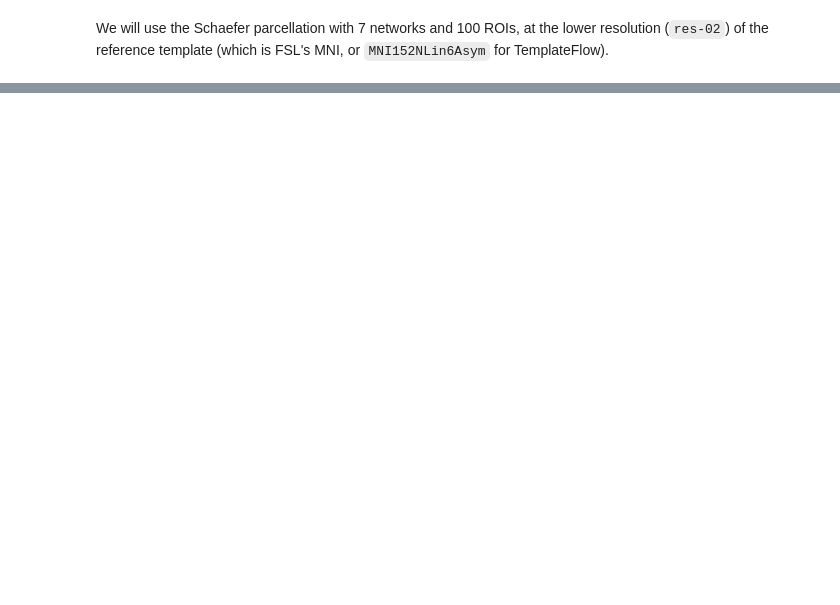
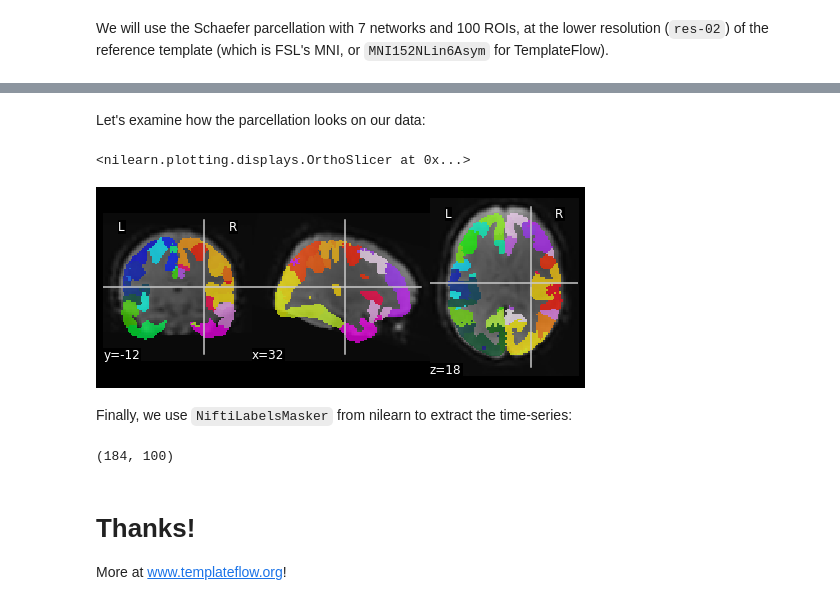
Before and after one commit to neurohackademy/nh2020-curriculum, a Jupyter notebook: we-nipreps-esteban/01-templateflow.ipynb, the cells around one changed output, grey strips where cells are left out. Drawn from its saved outputs; the diff is of its cells as text; code cells hidden in the pictures; blank space fills up the shorter version.

```diff
--- a/we-nipreps-esteban/01-templateflow.ipynb
+++ b/we-nipreps-esteban/01-templateflow.ipynb
@@ -73,0 +138,24 @@ PosixPath('/home/jovyan/.cache/templateflow/tpl-MNI152NLin6Asym/tpl-MNI152NLin6A
+# %% [markdown]
+Let's examine how the parcellation looks on our data:
+# %%
+import nibabel as nb
+data_nii = nb.load(data_file)
+data_avg = data_nii.get_fdata().mean(axis=3)
+avg_nii = nb.Nifti1Image(data_avg, data_nii.affine)
+plotting.plot_roi(atlas_filename, bg_img=avg_nii)
+# %% [output]
+<nilearn.plotting.displays.OrthoSlicer at 0x...>
+[figure, added]
+# %% [markdown]
+Finally, we use `NiftiLabelsMasker` from nilearn to extract the time-series:
+# %%
+from nilearn.input_data import NiftiLabelsMasker
+masker = NiftiLabelsMasker(labels_img=atlas_filename, standardize=True)
+time_series = masker.fit_transform(data_file)
+time_series.shape
+# %% [output]
+(184, 100)
+# %% [markdown]
+# Thanks!
+
+More at www.templateflow.org!
```
Also changed, not shown: parts of 16 cells of this notebook, 1 other file.
